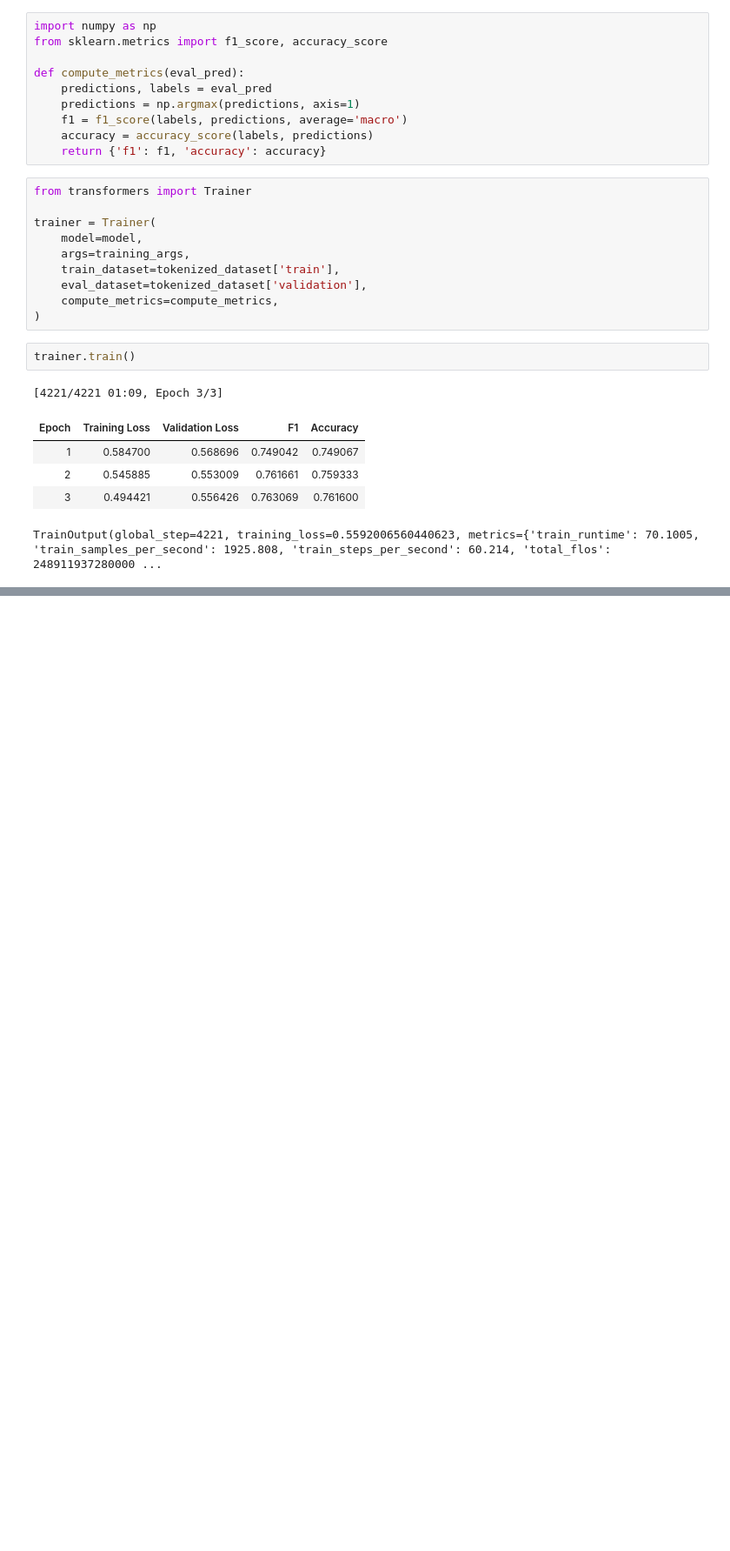
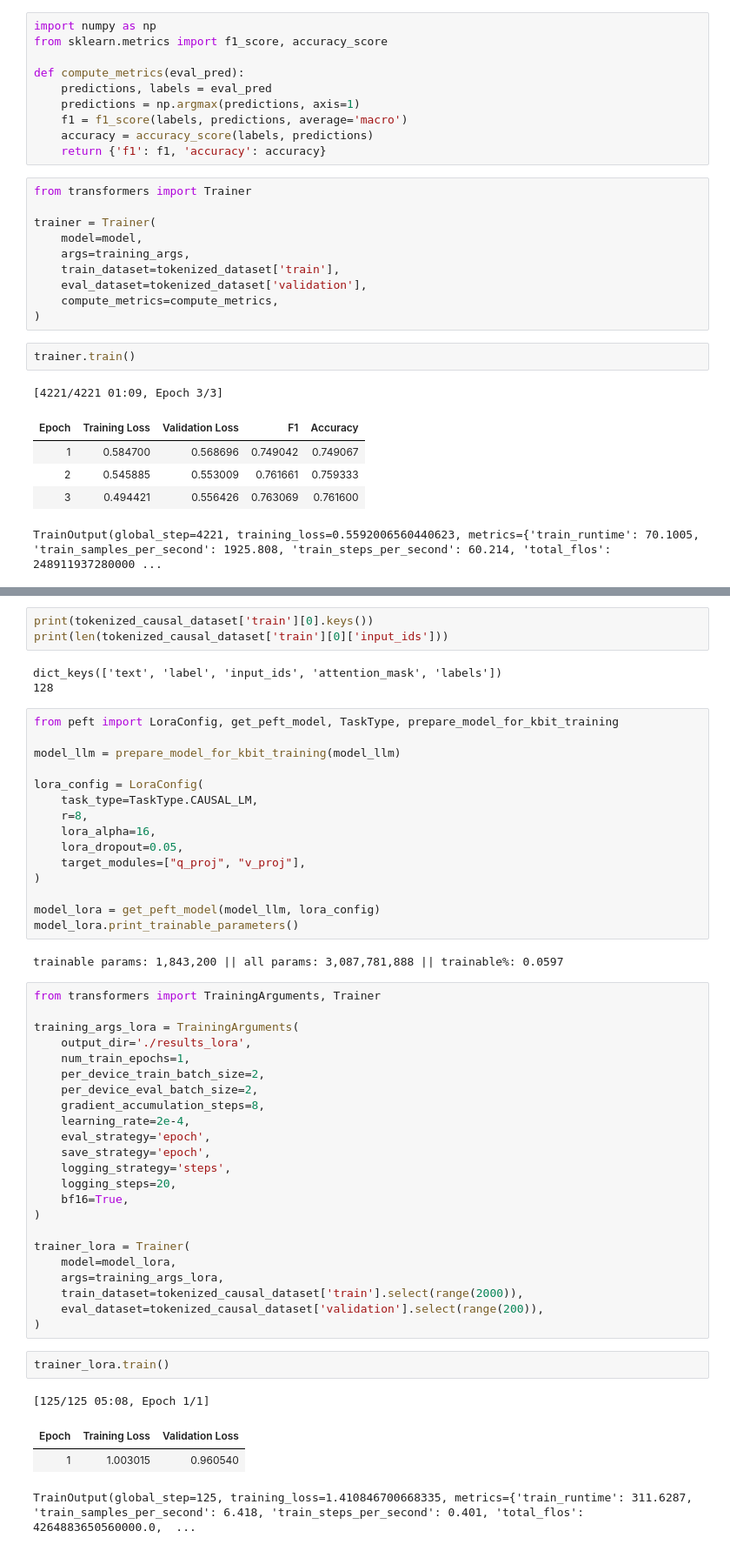
Before and after one commit to vizhiner/RuReviews-Sentiment-Classification, a Jupyter notebook: notebook.ipynb, the cells around one changed output, grey strips where cells are left out. Shown at 87% size. Drawn from its saved outputs; the diff is of its cells as text; blank space fills up the shorter version.

```diff
--- a/notebook.ipynb
+++ b/notebook.ipynb
@@ -167,0 +499,53 @@ TrainOutput(global_step=4221, training_loss=0.5592006560440623, metrics={'train_
+# %%
+print(tokenized_causal_dataset['train'][0].keys())
+print(len(tokenized_causal_dataset['train'][0]['input_ids']))
+# %% [output]
+dict_keys(['text', 'label', 'input_ids', 'attention_mask', 'labels'])
+128
+# %%
+from peft import LoraConfig, get_peft_model, TaskType, prepare_model_for_kbit_training
+
+model_llm = prepare_model_for_kbit_training(model_llm)
+
+lora_config = LoraConfig(
+    task_type=TaskType.CAUSAL_LM,
+    r=8,
+    lora_alpha=16,
+    lora_dropout=0.05,
+    target_modules=["q_proj", "v_proj"],
+)
+
+model_lora = get_peft_model(model_llm, lora_config)
+model_lora.print_trainable_parameters()
+# %% [output]
+trainable params: 1,843,200 || all params: 3,087,781,888 || trainable%: 0.0597
+# %%
+from transformers import TrainingArguments, Trainer
+
+training_args_lora = TrainingArguments(
+    output_dir='./results_lora',
+    num_train_epochs=1,
+    per_device_train_batch_size=2,
+    per_device_eval_batch_size=2,
+    gradient_accumulation_steps=8,
+    learning_rate=2e-4,
+    eval_strategy='epoch',
+    save_strategy='epoch',
+    logging_strategy='steps',
+    logging_steps=20,
+    bf16=True,
+)
+
+trainer_lora = Trainer(
+    model=model_lora,
+    args=training_args_lora,
+    train_dataset=tokenized_causal_dataset['train'].select(range(2000)),
+    eval_dataset=tokenized_causal_dataset['validation'].select(range(200)),
+)
+# %%
+trainer_lora.train()
+# %% [output]
+[125/125 05:08, Epoch 1/1]
+| Epoch | Training Loss | Validation Loss |
+| 1 | 1.003015 | 0.960540 |
+TrainOutput(global_step=125, training_loss=1.410846700668335, metrics={'train_runtime': 311.6287, 'train_samples_per_second': 6.418, 'train_steps_per_second': 0.401, 'total_flos': 4264883650560000.0,  ...
```
Also changed, not shown: parts of 19 cells of this notebook, 1 other file.
